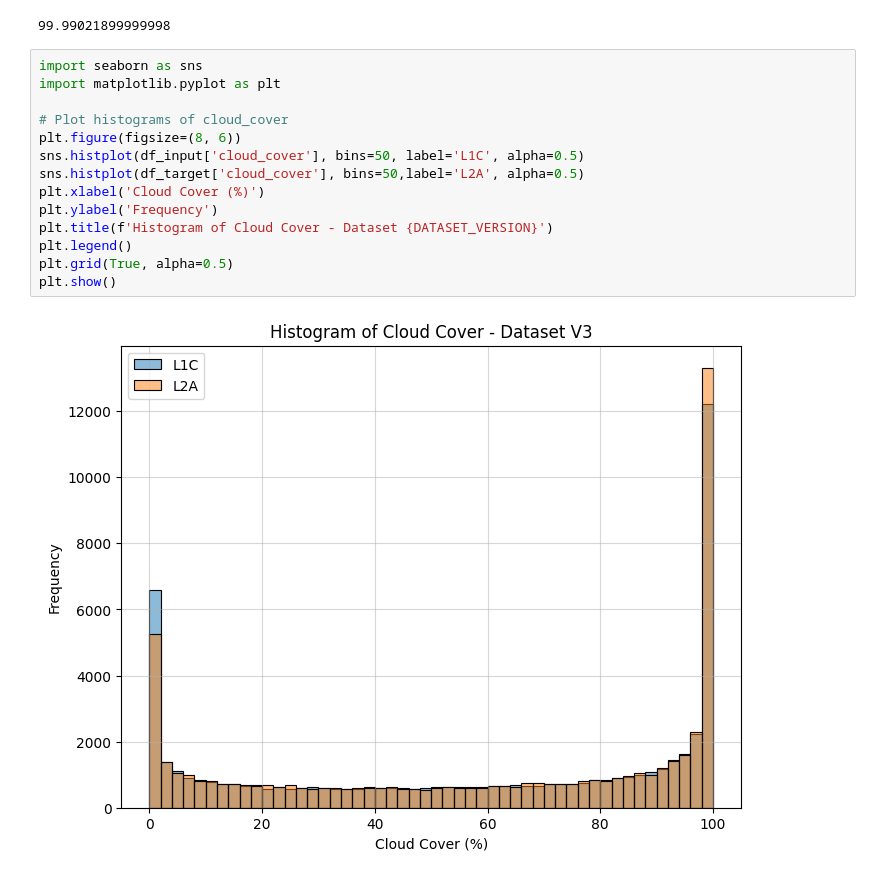
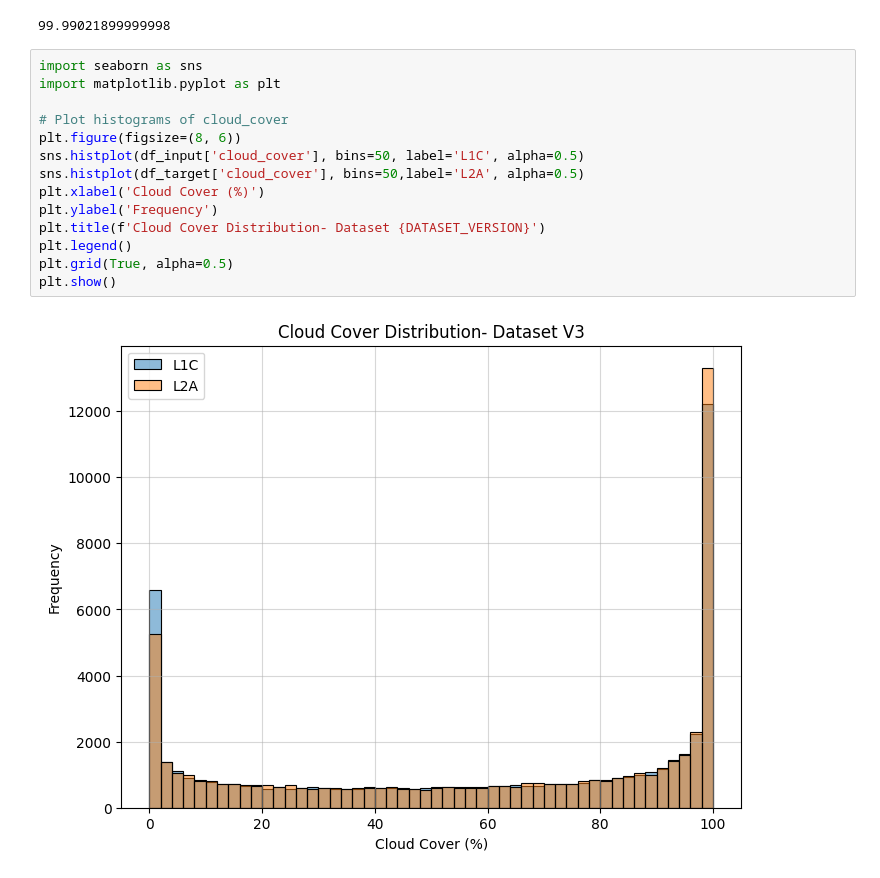
Before and after one commit to sebastien-tetaud/sentinel-2-ai-processor, a Jupyter notebook: dataset/notebook/prepare-dataset-v1.ipynb, the cells around one changed output. Drawn from its saved outputs; the diff is of its cells as text.

```diff
--- a/dataset/notebook/prepare-dataset-v1.ipynb
+++ b/dataset/notebook/prepare-dataset-v1.ipynb
@@ -33,16 +33,16 @@ df_target['cloud_cover'][0]
 # %%
 import seaborn as sns
 import matplotlib.pyplot as plt
 
 # Plot histograms of cloud_cover
 plt.figure(figsize=(8, 6))
 sns.histplot(df_input['cloud_cover'], bins=50, label='L1C', alpha=0.5)
 sns.histplot(df_target['cloud_cover'], bins=50,label='L2A', alpha=0.5)
 plt.xlabel('Cloud Cover (%)')
 plt.ylabel('Frequency')
-plt.title(f'Histogram of Cloud Cover - Dataset {DATASET_VERSION}')
+plt.title(f'Cloud Cover Distribution- Dataset {DATASET_VERSION}')
 plt.legend()
 plt.grid(True, alpha=0.5)
 plt.show()
 # %% [output]
-[figure, old version]
+[figure, new version]
```
Also changed, not shown: parts of 12 cells of this notebook, 3 other files.
